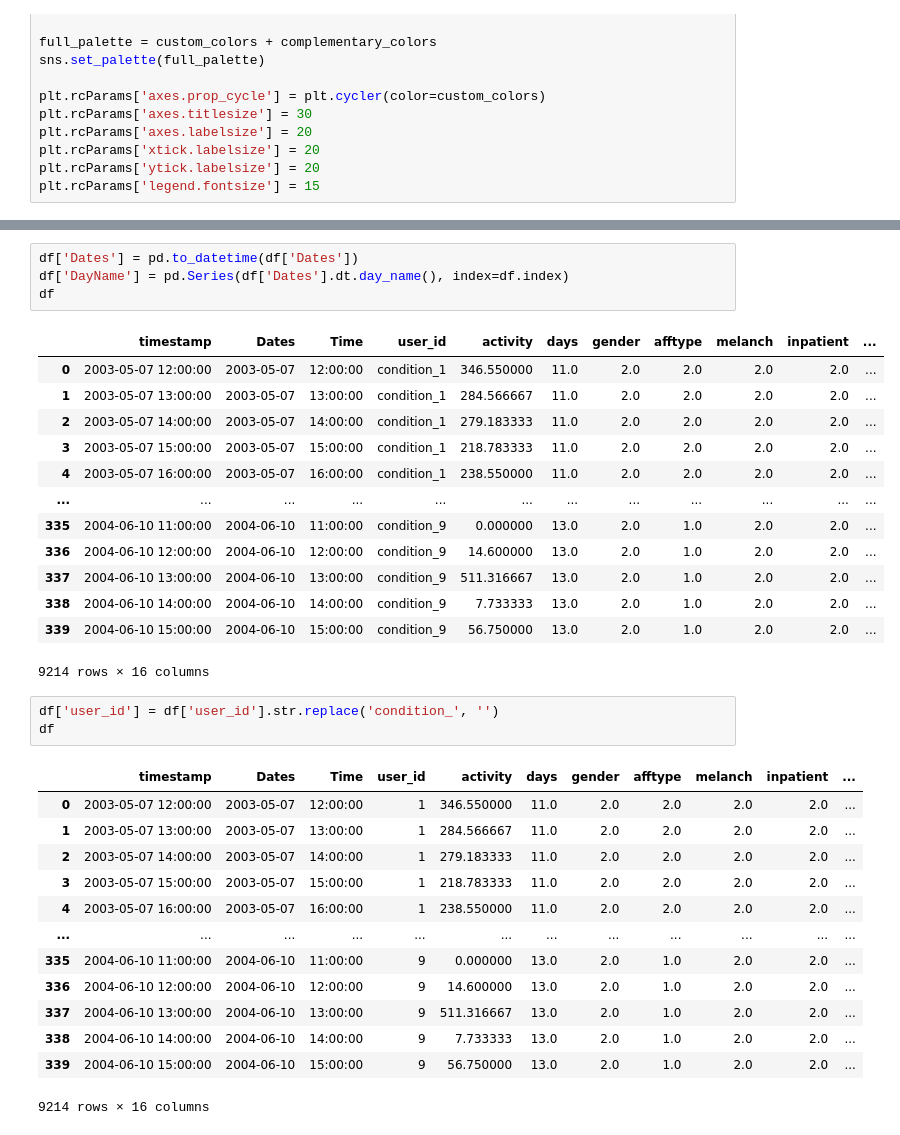
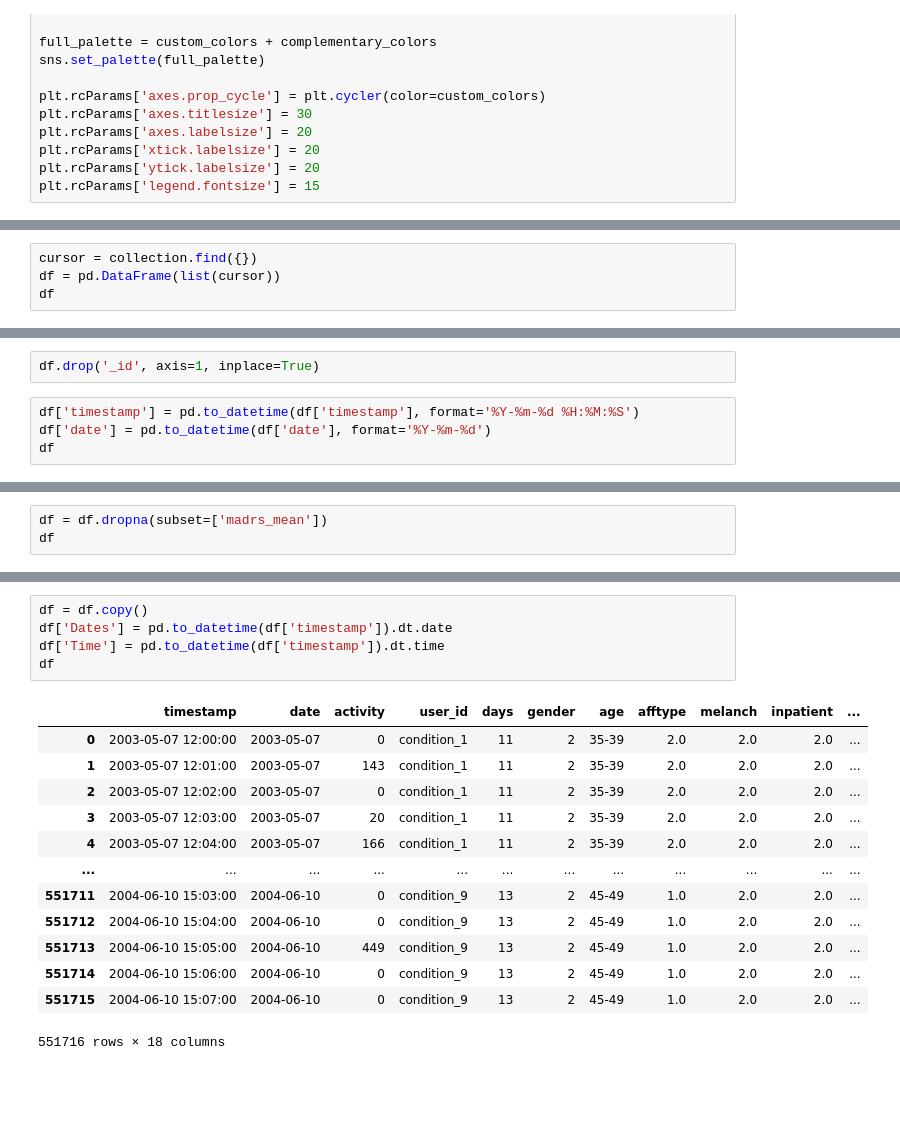
Before and after one commit to kcristinaa/-un-fairness-evaluation, a Jupyter notebook: notebooks_data_exploration/depresjon_new_features.ipynb, the cells around one changed output, grey strips where cells are left out. Drawn from its saved outputs; the diff is of its cells as text; blank space fills up the shorter version.

```diff
--- a/notebooks_data_exploration/depresjon_new_features.ipynb
+++ b/notebooks_data_exploration/depresjon_new_features.ipynb
@@ -41,0 +42,4 @@ df
+# %%
+cursor = collection.find({})
+df = pd.DataFrame(list(cursor))
+df
@@ -41,0 +60,6 @@ df
+# %%
+df.drop('_id', axis=1, inplace=True)
+# %%
+df['timestamp'] = pd.to_datetime(df['timestamp'], format='%Y-%m-%d %H:%M:%S')
+df['date'] = pd.to_datetime(df['date'], format='%Y-%m-%d')
+df
@@ -41,0 +80,3 @@ df
+# %%
+df = df.dropna(subset=['madrs_mean'])
+df
@@ -42,35 +97,19 @@ df
 # %%
-df['Dates'] = pd.to_datetime(df['Dates'])
-df['DayName'] = pd.Series(df['Dates'].dt.day_name(), index=df.index)
+df = df.copy()
+df['Dates'] = pd.to_datetime(df['timestamp']).dt.date
+df['Time'] = pd.to_datetime(df['timestamp']).dt.time
 df
 # %% [output]
-|  | timestamp | Dates | Time | user_id | activity | days | gender | afftype | melanch | inpatient | ... |
-| 0 | 2003-05-07 12:00:00 | 2003-05-07 | 12:00:00 | condition_1 | 346.550000 | 11.0 | 2.0 | 2.0 | 2.0 | 2.0 | ... |
-| 1 | 2003-05-07 13:00:00 | 2003-05-07 | 13:00:00 | condition_1 | 284.566667 | 11.0 | 2.0 | 2.0 | 2.0 | 2.0 | ... |
-| 2 | 2003-05-07 14:00:00 | 2003-05-07 | 14:00:00 | condition_1 | 279.183333 | 11.0 | 2.0 | 2.0 | 2.0 | 2.0 | ... |
-| 3 | 2003-05-07 15:00:00 | 2003-05-07 | 15:00:00 | condition_1 | 218.783333 | 11.0 | 2.0 | 2.0 | 2.0 | 2.0 | ... |
-| 4 | 2003-05-07 16:00:00 | 2003-05-07 | 16:00:00 | condition_1 | 238.550000 | 11.0 | 2.0 | 2.0 | 2.0 | 2.0 | ... |
+|  | timestamp | date | activity | user_id | days | gender | age | afftype | melanch | inpatient | ... |
+| 0 | 2003-05-07 12:00:00 | 2003-05-07 | 0 | condition_1 | 11 | 2 | 35-39 | 2.0 | 2.0 | 2.0 | ... |
+| 1 | 2003-05-07 12:01:00 | 2003-05-07 | 143 | condition_1 | 11 | 2 | 35-39 | 2.0 | 2.0 | 2.0 | ... |
+| 2 | 2003-05-07 12:02:00 | 2003-05-07 | 0 | condition_1 | 11 | 2 | 35-39 | 2.0 | 2.0 | 2.0 | ... |
+| 3 | 2003-05-07 12:03:00 | 2003-05-07 | 20 | condition_1 | 11 | 2 | 35-39 | 2.0 | 2.0 | 2.0 | ... |
+| 4 | 2003-05-07 12:04:00 | 2003-05-07 | 166 | condition_1 | 11 | 2 | 35-39 | 2.0 | 2.0 | 2.0 | ... |
 | ... | ... | ... | ... | ... | ... | ... | ... | ... | ... | ... | ... |
-| 335 | 2004-06-10 11:00:00 | 2004-06-10 | 11:00:00 | condition_9 | 0.000000 | 13.0 | 2.0 | 1.0 | 2.0 | 2.0 | ... |
-| 336 | 2004-06-10 12:00:00 | 2004-06-10 | 12:00:00 | condition_9 | 14.600000 | 13.0 | 2.0 | 1.0 | 2.0 | 2.0 | ... |
-| 337 | 2004-06-10 13:00:00 | 2004-06-10 | 13:00:00 | condition_9 | 511.316667 | 13.0 | 2.0 | 1.0 | 2.0 | 2.0 | ... |
-| 338 | 2004-06-10 14:00:00 | 2004-06-10 | 14:00:00 | condition_9 | 7.733333 | 13.0 | 2.0 | 1.0 | 2.0 | 2.0 | ... |
-| 339 | 2004-06-10 15:00:00 | 2004-06-10 | 15:00:00 | condition_9 | 56.750000 | 13.0 | 2.0 | 1.0 | 2.0 | 2.0 | ... |
+| 551711 | 2004-06-10 15:03:00 | 2004-06-10 | 0 | condition_9 | 13 | 2 | 45-49 | 1.0 | 2.0 | 2.0 | ... |
+| 551712 | 2004-06-10 15:04:00 | 2004-06-10 | 0 | condition_9 | 13 | 2 | 45-49 | 1.0 | 2.0 | 2.0 | ... |
+| 551713 | 2004-06-10 15:05:00 | 2004-06-10 | 449 | condition_9 | 13 | 2 | 45-49 | 1.0 | 2.0 | 2.0 | ... |
+| 551714 | 2004-06-10 15:06:00 | 2004-06-10 | 0 | condition_9 | 13 | 2 | 45-49 | 1.0 | 2.0 | 2.0 | ... |
+| 551715 | 2004-06-10 15:07:00 | 2004-06-10 | 0 | condition_9 | 13 | 2 | 45-49 | 1.0 | 2.0 | 2.0 | ... |
-9214 rows × 16 columns
+551716 rows × 18 columns
-# %%
-df['user_id'] = df['user_id'].str.replace('condition_', '')
-df
-# %% [output]
-|  | timestamp | Dates | Time | user_id | activity | days | gender | afftype | melanch | inpatient | ... |
-| 0 | 2003-05-07 12:00:00 | 2003-05-07 | 12:00:00 | 1 | 346.550000 | 11.0 | 2.0 | 2.0 | 2.0 | 2.0 | ... |
-| 1 | 2003-05-07 13:00:00 | 2003-05-07 | 13:00:00 | 1 | 284.566667 | 11.0 | 2.0 | 2.0 | 2.0 | 2.0 | ... |
-| 2 | 2003-05-07 14:00:00 | 2003-05-07 | 14:00:00 | 1 | 279.183333 | 11.0 | 2.0 | 2.0 | 2.0 | 2.0 | ... |
-| 3 | 2003-05-07 15:00:00 | 2003-05-07 | 15:00:00 | 1 | 218.783333 | 11.0 | 2.0 | 2.0 | 2.0 | 2.0 | ... |
-| 4 | 2003-05-07 16:00:00 | 2003-05-07 | 16:00:00 | 1 | 238.550000 | 11.0 | 2.0 | 2.0 | 2.0 | 2.0 | ... |
-| ... | ... | ... | ... | ... | ... | ... | ... | ... | ... | ... | ... |
-| 335 | 2004-06-10 11:00:00 | 2004-06-10 | 11:00:00 | 9 | 0.000000 | 13.0 | 2.0 | 1.0 | 2.0 | 2.0 | ... |
-| 336 | 2004-06-10 12:00:00 | 2004-06-10 | 12:00:00 | 9 | 14.600000 | 13.0 | 2.0 | 1.0 | 2.0 | 2.0 | ... |
-| 337 | 2004-06-10 13:00:00 | 2004-06-10 | 13:00:00 | 9 | 511.316667 | 13.0 | 2.0 | 1.0 | 2.0 | 2.0 | ... |
-| 338 | 2004-06-10 14:00:00 | 2004-06-10 | 14:00:00 | 9 | 7.733333 | 13.0 | 2.0 | 1.0 | 2.0 | 2.0 | ... |
-| 339 | 2004-06-10 15:00:00 | 2004-06-10 | 15:00:00 | 9 | 56.750000 | 13.0 | 2.0 | 1.0 | 2.0 | 2.0 | ... |
-9214 rows × 16 columns
```
Also changed, not shown: parts of 22 cells of this notebook, 1 other file.
